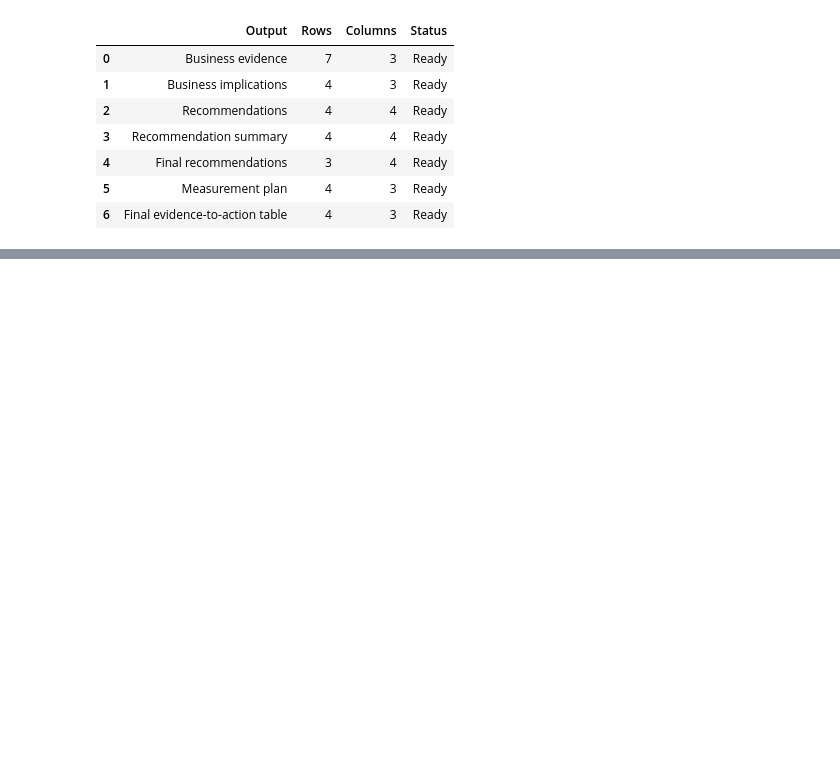
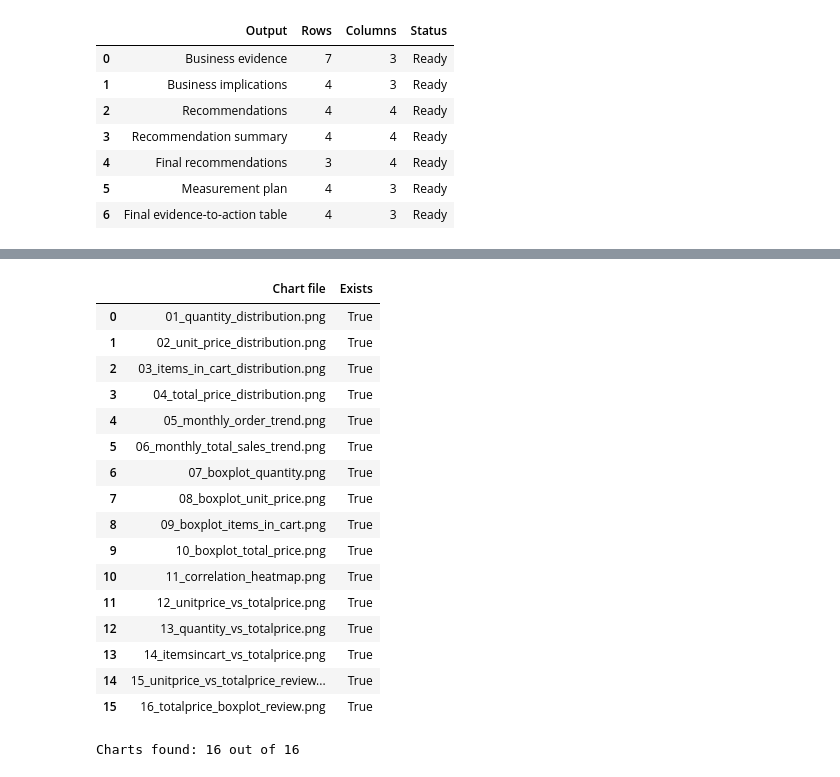
Before and after one commit to francisparwez/exploratory-data-analysis, a Jupyter notebook: notebooks/exploratory_data_analysis.ipynb, the cells around one changed output, grey strips where cells are left out. Cells and saved outputs as stored; diff of their text form; code cells hidden in the pictures; blank space fills up the shorter version.

```diff
--- a/notebooks/exploratory_data_analysis.ipynb
+++ b/notebooks/exploratory_data_analysis.ipynb
@@ -4207,0 +4400,58 @@ display(task7_check)
+# %%
+# Check whether the expected chart files are available
+expected_charts = [
+    "01_quantity_distribution.png",
+    "02_unit_price_distribution.png",
+    "03_items_in_cart_distribution.png",
+    "04_total_price_distribution.png",
+    "05_monthly_order_trend.png",
+    "06_monthly_total_sales_trend.png",
+    "07_boxplot_quantity.png",
+    "08_boxplot_unit_price.png",
+    "09_boxplot_items_in_cart.png",
+    "10_boxplot_total_price.png",
+    "11_correlation_heatmap.png",
+    "12_unitprice_vs_totalprice.png",
+    "13_quantity_vs_totalprice.png",
+    "14_itemsincart_vs_totalprice.png",
+    "15_unitprice_vs_totalprice_review.png",
+    "16_totalprice_boxplot_review.png"
+]
+
+images_folder = Path("../images")
+
+chart_check = pd.DataFrame({
+    "Chart file": expected_charts,
+    "Exists": [
+        (images_folder / filename).is_file()
+        for filename in expected_charts
+    ]
+})
+
+display(chart_check)
+
+print(
+    "Charts found:",
+    int(chart_check["Exists"].sum()),
+    "out of",
+    len(expected_charts)
+)
+# %% [output]
+|  | Chart file | Exists |
+| 0 | 01_quantity_distribution.png | True |
+| 1 | 02_unit_price_distribution.png | True |
+| 2 | 03_items_in_cart_distribution.png | True |
+| 3 | 04_total_price_distribution.png | True |
+| 4 | 05_monthly_order_trend.png | True |
+| 5 | 06_monthly_total_sales_trend.png | True |
+| 6 | 07_boxplot_quantity.png | True |
+| 7 | 08_boxplot_unit_price.png | True |
+| 8 | 09_boxplot_items_in_cart.png | True |
+| 9 | 10_boxplot_total_price.png | True |
+| 10 | 11_correlation_heatmap.png | True |
+| 11 | 12_unitprice_vs_totalprice.png | True |
+| 12 | 13_quantity_vs_totalprice.png | True |
+| 13 | 14_itemsincart_vs_totalprice.png | True |
+| 14 | 15_unitprice_vs_totalprice_review... | True |
+| 15 | 16_totalprice_boxplot_review.png | True |
+Charts found: 16 out of 16
```
Also changed, not shown: parts of 14 cells of this notebook, 6 other files.
